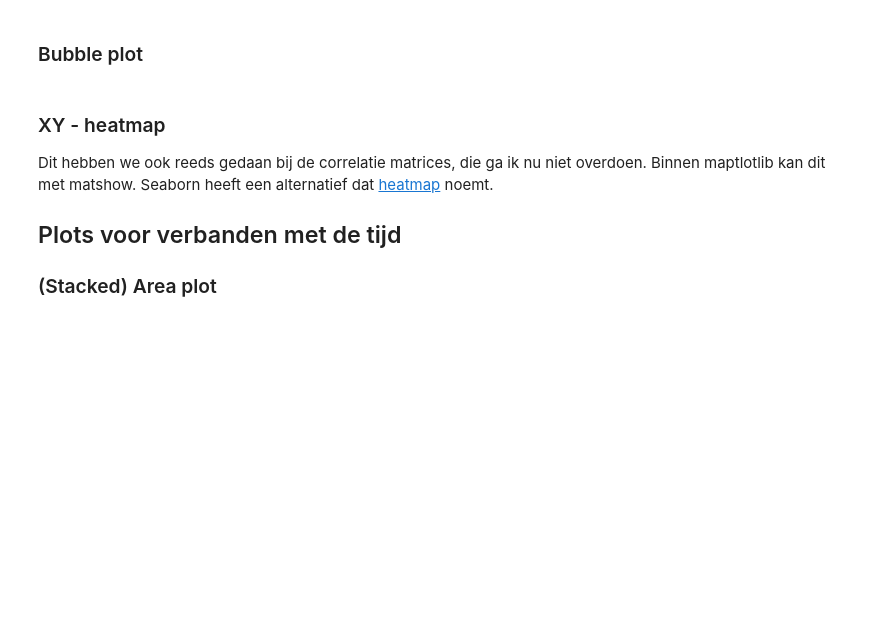
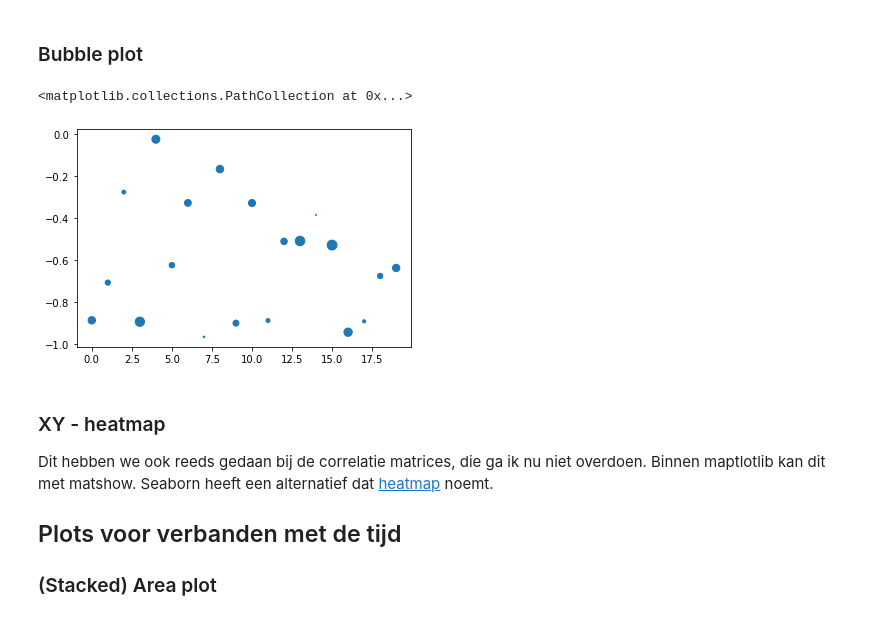
Before and after one commit to mohamed-ma/Leerstof_2122, a Jupyter notebook: 10_DataVisualisation/DataVisualisation.ipynb, the cells around one changed output. Drawn from its saved outputs; the diff is of its cells as text; code cells hidden in the pictures; blank space fills up the shorter version.

```diff
--- a/10_DataVisualisation/DataVisualisation.ipynb
+++ b/10_DataVisualisation/DataVisualisation.ipynb
@@ -127,5 +153,18 @@ Reeds veel gedaan dus ga ik hier niet opnieuw tonen
 # %% [markdown]
 ### Bubble plot
+# %%
+df = pd.DataFrame({"x": np.arange(0, 20)})
+df["y"] = np.random.random(size=20) * -1
+df["size"] = np.random.random(size=20) * 100
+
+# dit werkt niet, s is voor alle punten
+#plt.scatter(df.x, df.y, s= 200)
+
+# grootte van elk cirkel wordt bepaald door de data zelf
+plt.scatter("x", "y", s="size", data=df)
+# %% [output]
+<matplotlib.collections.PathCollection at 0x...>
+[figure, added]
 # %% [markdown]
 ### XY - heatmap
 
```
Also changed, not shown: parts of 4 cells of this notebook.
